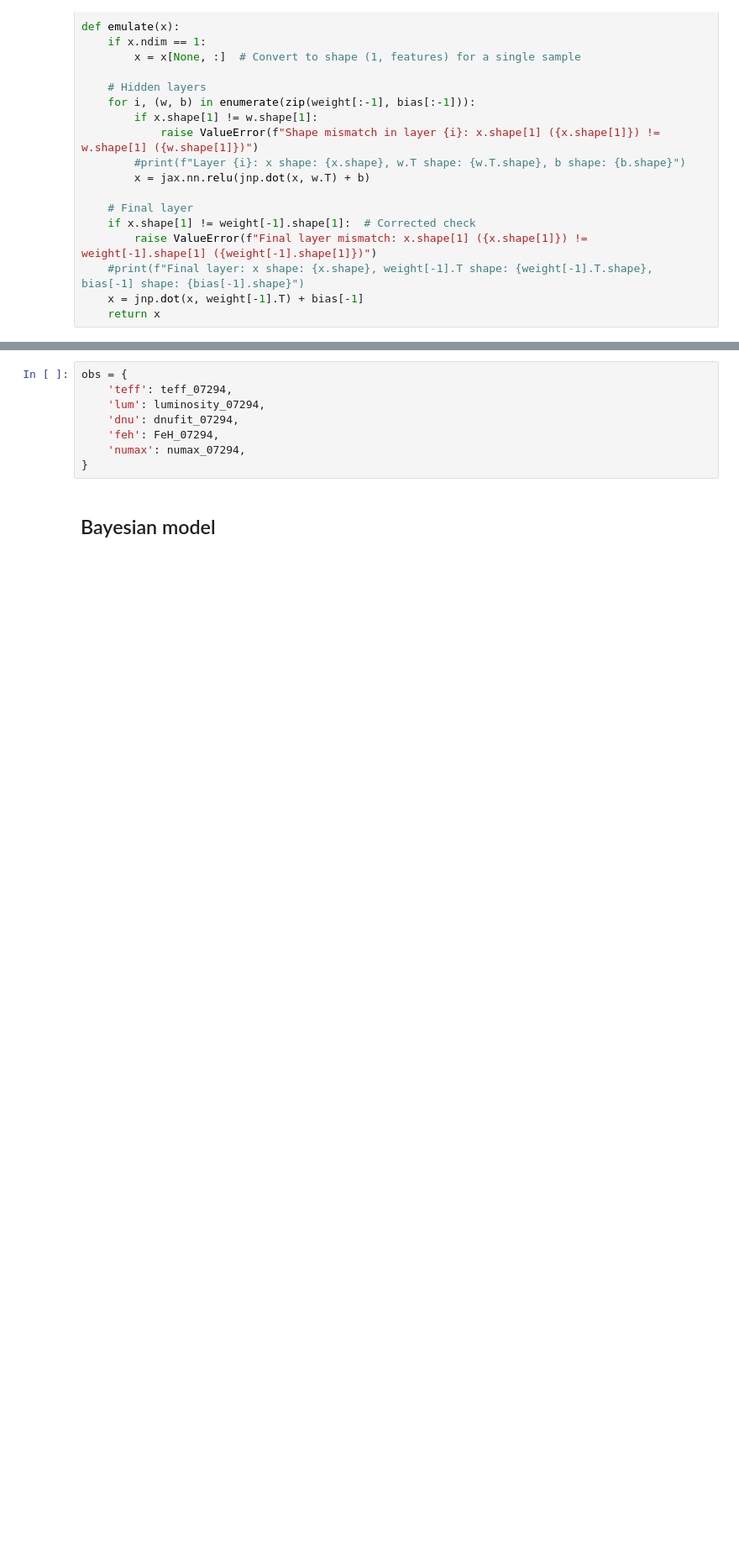
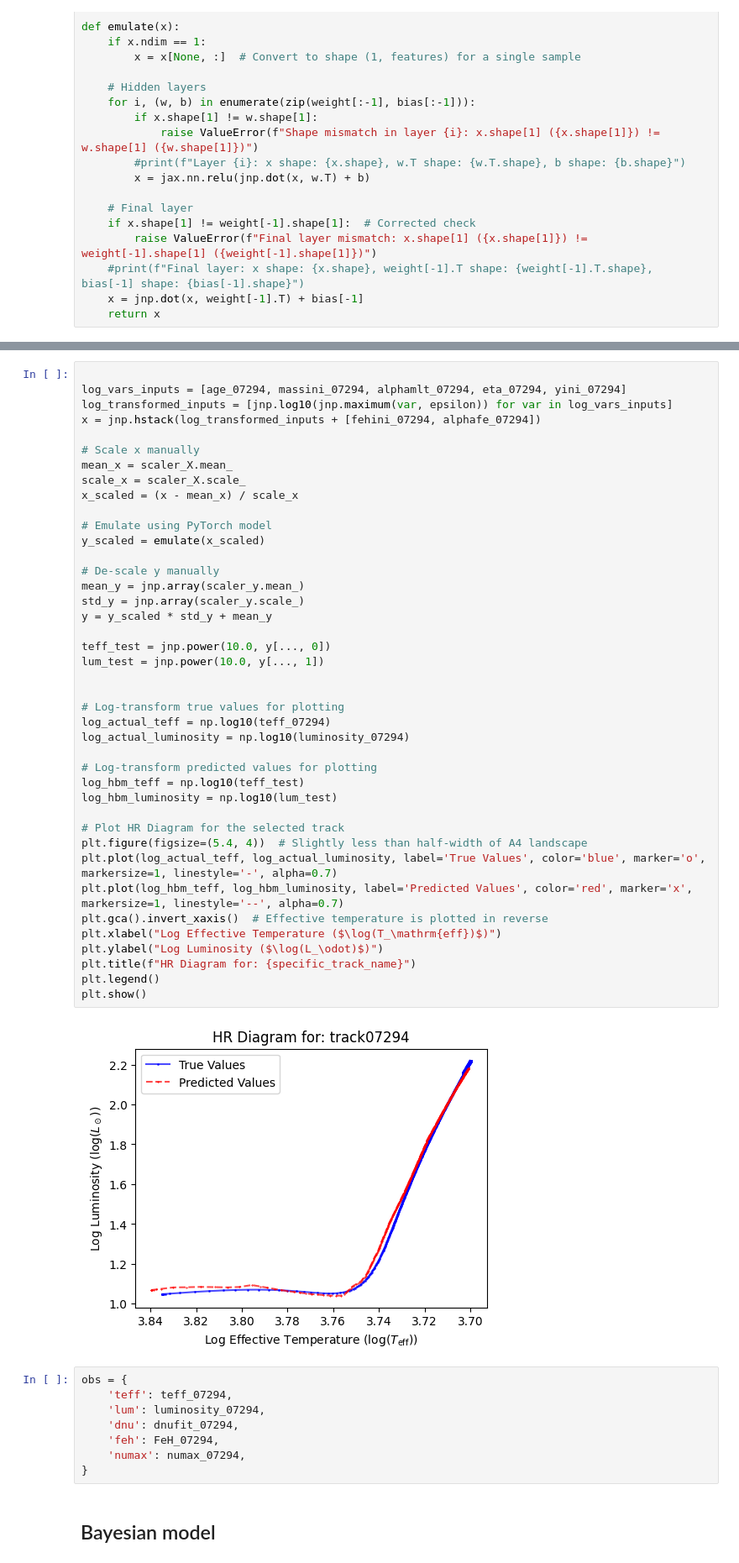
Before and after one commit to ruddock321/y4project, a Jupyter notebook: HBM stuff/HBM_V8.ipynb, the cells around one changed output, grey strips where cells are left out. Shown at 84% size. Drawn from its saved outputs; the diff is of its cells as text; blank space fills up the shorter version.

Commit message:
The testing is done under title: Testing the scaling and emulating functions

```diff
--- a/HBM stuff/HBM_V8.ipynb
+++ b/HBM stuff/HBM_V8.ipynb
@@ -233,3 +235,46 @@ def emulate(x):
+# %%
+
+log_vars_inputs = [age_07294, massini_07294, alphamlt_07294, eta_07294, yini_07294]
+log_transformed_inputs = [jnp.log10(jnp.maximum(var, epsilon)) for var in log_vars_inputs]
+x = jnp.hstack(log_transformed_inputs + [fehini_07294, alphafe_07294])
+
+# Scale x manually
+mean_x = scaler_X.mean_
+scale_x = scaler_X.scale_
+x_scaled = (x - mean_x) / scale_x
+
+# Emulate using PyTorch model
+y_scaled = emulate(x_scaled)
+
+# De-scale y manually
+mean_y = jnp.array(scaler_y.mean_)
+std_y = jnp.array(scaler_y.scale_)
+y = y_scaled * std_y + mean_y
+
+teff_test = jnp.power(10.0, y[..., 0])
+lum_test = jnp.power(10.0, y[..., 1])
+
+
+# Log-transform true values for plotting
+log_actual_teff = np.log10(teff_07294)
+log_actual_luminosity = np.log10(luminosity_07294)
+
+# Log-transform predicted values for plotting
+log_hbm_teff = np.log10(teff_test)
+log_hbm_luminosity = np.log10(lum_test)
+
+# Plot HR Diagram for the selected track
+plt.figure(figsize=(5.4, 4))  # Slightly less than half-width of A4 landscape
+plt.plot(log_actual_teff, log_actual_luminosity, label='True Values', color='blue', marker='o', markersize=1, linestyle='-', alpha=0.7)
+plt.plot(log_hbm_teff, log_hbm_luminosity, label='Predicted Values', color='red', marker='x', markersize=1, linestyle='--', alpha=0.7)
+plt.gca().invert_xaxis()  # Effective temperature is plotted in reverse
+plt.xlabel("Log Effective Temperature ($\log(T_\mathrm{eff})$)")
+plt.ylabel("Log Luminosity ($\log(L_\odot)$)")
+plt.title(f"HR Diagram for: {specific_track_name}")
+plt.legend()
+plt.show()
+# %% [output]
+[figure, added]
 # %%
 obs = {
     'teff': teff_07294,
```
Also changed, not shown: parts of 2 cells of this notebook, 1 other file.
